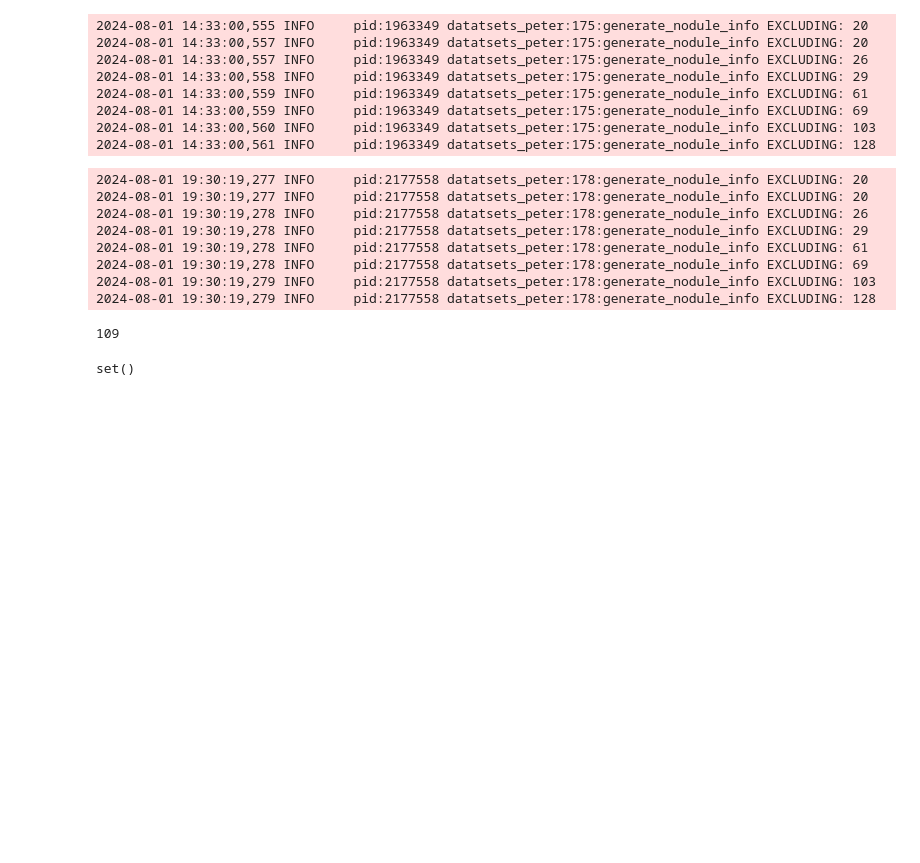
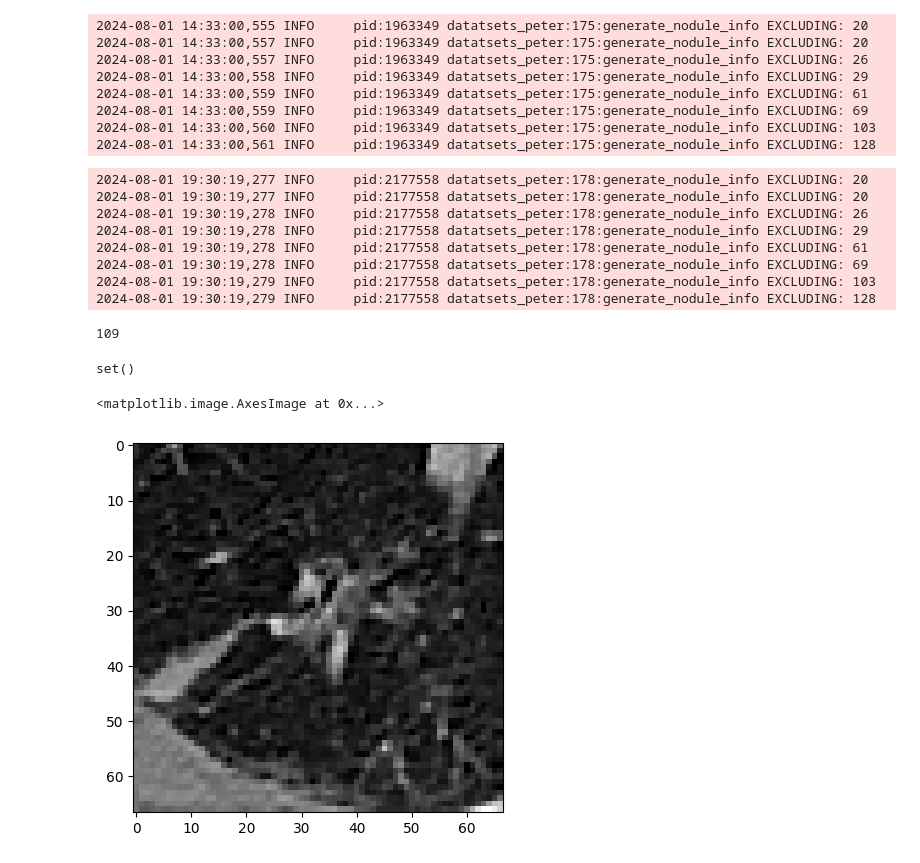
Before and after one commit to Pkaps25/nsclcrecurrence, a Jupyter notebook: ct_lung_class/scratch.ipynb, the cells around one changed output. Saved outputs shown, nothing was run; the diff lists cells and outputs as text; code cells hidden in the pictures; blank space fills up the shorter version.

Commit message:
5mm dilation works best

```diff
--- a/ct_lung_class/scratch.ipynb
+++ b/ct_lung_class/scratch.ipynb
@@ -399,11 +102,25 @@ set()
 import SimpleITK as sitk
 import numpy as np
 import matplotlib.pyplot as plt
-nodule = sitk.ReadImage("/data/etay/lung_hist_dat/original_dat_nrrds/nod100.nrrd")
-seg = sitk.ReadImage("/data/kaplinsp/test_nnunet/lung_100.nii.gz")
-
-dilation_in_mm = 10
-signed_distance_map = sitk.SignedMaurerDistanceMap(seg, squaredDistance=False, useImageSpacing=True)
-dilated_binary_image = (signed_distance_map<dilation_in_mm)
-arr = sitk.GetArrayFromImage(dilated_binary_image)
+nodule = sitk.ReadImage("/data/etay/lung_hist_dat/original_dat_nrrds/nod104.nrrd")
+seg = sitk.ReadImage("/data/kaplinsp/test_nnunet/lung_104.nii.gz")
+# %%
+# plt.imshow(sitk.GetArrayFromImage(dilated_binary_image)[112, :, :], cmap="grey")
+label_shape_filter = sitk.LabelShapeStatisticsImageFilter()
+dilation_in_mm = 5
+signed_distance_map = sitk.SignedMaurerDistanceMap(seg, squaredDistance=False, useImageSpacing=True)
+dilated_binary_image = (signed_distance_map<dilation_in_mm)
+label_shape_filter.Execute(dilated_binary_image)
+bounding_box = label_shape_filter.GetBoundingBox(1)
+p1 = dilated_binary_image.TransformIndexToPhysicalPoint(bounding_box[0 : int(len(bounding_box) / 2)])
+p2 = dilated_binary_image.TransformIndexToPhysicalPoint([x+sz for x,sz in zip(bounding_box[0 : int(len(bounding_box) / 2)], bounding_box[int(len(bounding_box) / 2) :])])
+
+# crop using the indexes computed for imgB
+imgB_start_index = nodule.TransformPhysicalPointToIndex(p1)
+imgB_end_index = nodule.TransformPhysicalPointToIndex(p2)
+sliced = sitk.GetArrayFromImage(nodule)[slice(imgB_start_index[2], imgB_end_index[2]),slice(imgB_start_index[1], imgB_end_index[1]),slice(imgB_start_index[0], imgB_end_index[0])]
+plt.imshow(sliced[8], cmap="grey")
+# %% [output]
+<matplotlib.image.AxesImage at 0x...>
+[figure, added]
 # %%
```
Also changed, not shown: parts of 5 cells of this notebook, 3 other files.
